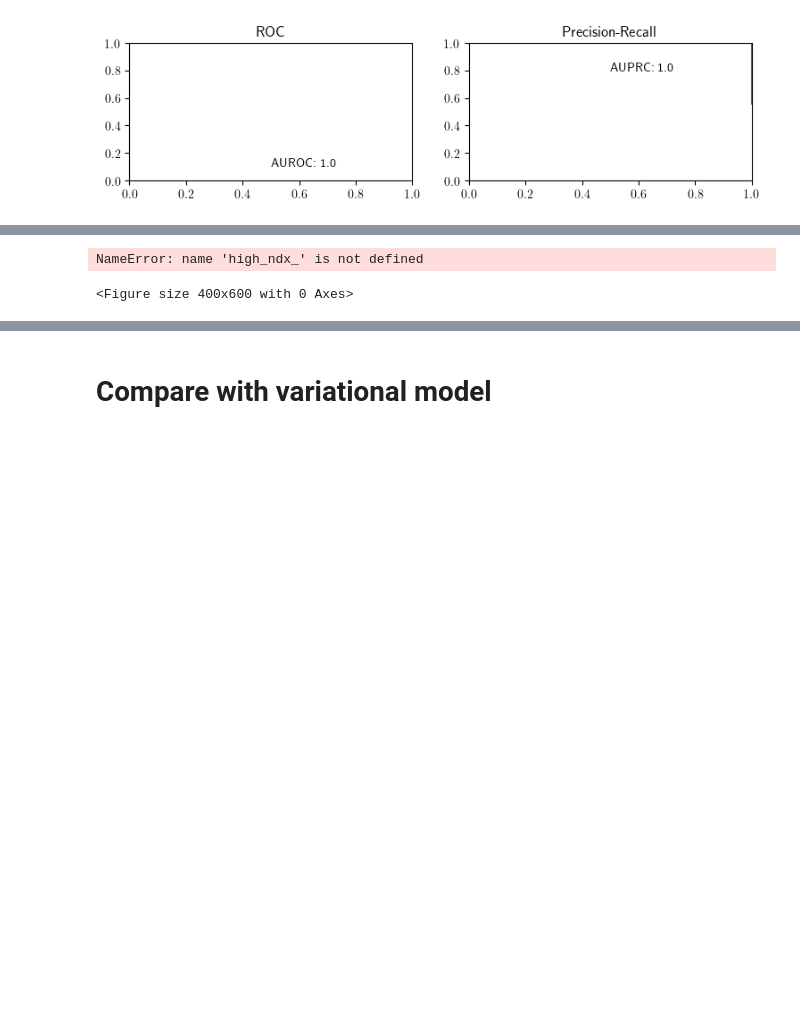
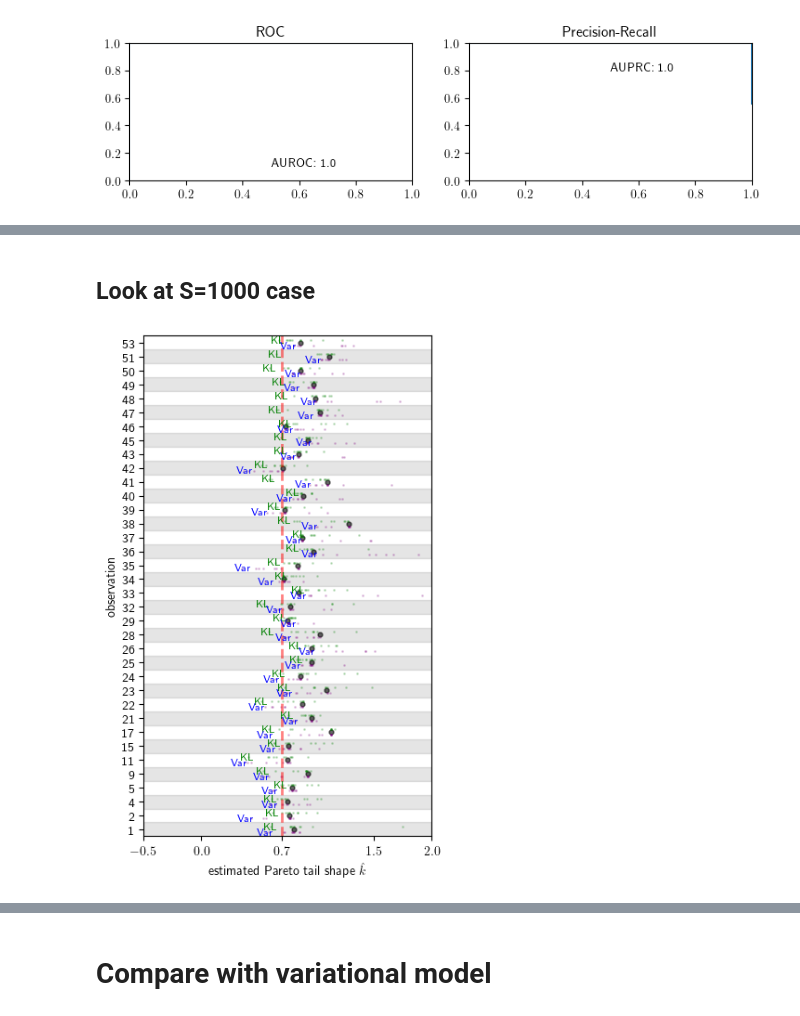
Before and after one commit to mederrata/bayesianquilts, a Jupyter notebook: notebooks/ovarian_pystan.ipynb, the cells around one changed output, grey strips where cells are left out. Cells and saved outputs as stored; diff of their text form; code cells hidden in the pictures; blank space fills up the shorter version.

```diff
--- a/notebooks/ovarian_pystan.ipynb
+++ b/notebooks/ovarian_pystan.ipynb
@@ -874,64 +873,70 @@ df
+# %% [markdown]
+## Look at S=1000 case
 # %%
+df = pd.DataFrame(records)
+df['rho_rank'] = np.emath.logn(base, df['h'])
+df.head()
+I0_ = df.loc[(df['S']==n_sample[-1]) & (df['T']=="I0")]
+
 kl_ = df.loc[(df['S']==n_sample[-1]) & (df['T']=="KL")]
 var_ = df.loc[(df['S']==n_sample[-1]) & (df['T']=="Var")]
 ll_ = df.loc[(df['S']==n_sample[-1]) & (df['T']=="LL")]
+mm1_ = df.loc[(df['S']==n_sample[-1]) & (df['T']=="MM1")]
 I_ = df.loc[(df['S']==n_sample[-1]) & (df['T']=="I")]
 
 kl_ = kl_.explode(['khat', 'ndx'])
 var_ = var_.explode(['khat', 'ndx'])
 ll_ = ll_.explode(['khat', 'ndx'])
-I = I_.explode(['khat', 'ndx'])
+I_ = I_.explode(['khat', 'ndx'])
+mm1_ = mm1_.explode(['khat', 'ndx'])
+
+original = I_[['khat', 'ndx']].drop_duplicates()
-# %%
-recode = dict(zip(kl_['ndx'].unique(),np.arange(len(kl_['ndx'].unique())),))
-kl_ = kl_.replace({"khat>0.7": recode})
-var_ = var_.replace({"khat>0.7": recode})
-ll_ = ll_.replace({"khat>0.7": recode})
-I_ = I_.replace({"khat>0.7": recode})
 # %%
-fig = plt.figure(figsize=(4, 6))
-ymax = (len(high_ndx_))
-#_ = plt.scatter( dfI["khat_high"], dfI["khat>0.7"],color="black", s=12, alpha=0.3)
-_ = plt.scatter(kl_.khat_high, kl_['khat>0.7'] + 0.2, s=1, color='green', alpha=0.3)
-_ = plt.scatter(var_.khat_high, var_['khat>0.7'] - 0.2, s=1, color='purple', alpha=0.3)
+fig = plt.figure(figsize=(4, 7))
+ndx_high_khat = loo['KL']['ndx'].tolist()
+ymax = (len(ndx_high_khat))
+_ = plt.scatter(original.khat, np.array([ndx_high_khat.index(i) for i in original['ndx']]) ,color="black", s=12, alpha=0.6)
+_ = plt.scatter(kl_.khat, np.array([ndx_high_khat.index(i) for i in kl_['ndx']]) + 0.2, s=1, color='green', alpha=0.2)
+_ = plt.scatter(var_.khat, np.array([ndx_high_khat.index(i) for i in var_['ndx']]) - 0.2, s=1, color='purple', alpha=0.2)
 
-kl_ = kl_[kl_.khat_high<3]
-ll_ = ll_[ll_.khat_high<3]
-var_ = var_[var_.khat_high<3]
+kl_ = kl_[kl_.khat<3]
+ll_ = ll_[ll_.khat<3]
+var_ = var_[var_.khat<3]
 _ = plt.axvline(x=0.7, linestyle='dashed', linewidth=2, color='red', alpha=0.5)
 
 kl_vals = defaultdict(list)
 var_vals = defaultdict(list)
 ll_vals = defaultdict(list)
 
-for x, y, s in zip( kl_.khat_high, kl_['khat>0.7'] + 0.2, kl_['hrank'].values.astype('int')):
+for x, y, s in zip( kl_.khat, kl_['ndx'], kl_['rho_rank'].values.astype('int')):
     kl_vals[y] += [x]
 
-for x, y, s in zip( var_.khat_high, var_['khat>0.7']-0.2, var_['hrank'].values.astype('int')):
+for x, y, s in zip( var_.khat, var_['ndx'], var_['rho_rank'].values.astype('int')):
     var_vals[y] += [x]
 
 for x, v in kl_vals.items():
-    plt.text(min(v), x, "KL",  ha='center', va='center', color='green', fontsize=8)
+    plt.plot(min(v), ndx_high_khat.index(x)+0.2, color='green', alpha=0.3)
+    plt.text(min(v), ndx_high_khat.index(x) + 0.2, "KL",  ha='center', va='center', color='green', fontsize=8)
 
 for x, v in var_vals.items():
-    plt.plot(min(v), x, color='purple', alpha=0.3)
-    plt.text(min(v), x, "Var",  ha='center', va='center', color='blue', fontsize=8)
+    plt.plot(min(v), ndx_high_khat.index(x)-0.2, color='purple', alpha=0.3)
+    plt.text(min(v), ndx_high_khat.index(x)-0.2, "Var",  ha='center', va='center', color='blue', fontsize=8)
 
 
-for x, v in var_vals.items():
-    plt.text(min(v), x, "LL",  ha='center', va='center', color='purple', fontsize=8)
+#for x, v in var_vals.items():
+#    plt.text(min(v), x, "LL",  ha='center', va='center', color='purple', fontsize=8)
 
 _ = plt.ylabel("observation")
 _ = plt.ylim(-0.5, ymax - 0.5)
 _ = plt.xlabel(r'estimated Pareto tail shape $\hat{k}$')
-_ = plt.yticks(ticks=np.arange(ymax), labels=ndx)
+_ = plt.yticks(ticks=np.arange(ymax), labels=loo['KL']['ndx'])
 _ = plt.xlim((-0.5, 2))
 _ = plt.xticks([-0.5, 0, 0.7, 1.5, 2])
 
 
 for y0, y1 in zip(np.arange(ymax+ 1)[::2]-0.5, np.arange(ymax + 1)[::2] + 0.5):
     plt.axhspan(y0, y1, color='black', alpha=0.1, zorder=0)
 #_ = plt.xlim((-0.1, 2))
 _ = plt.savefig("khat.pdf", bbox_inches='tight')
 # %% [output]
-NameError: name 'high_ndx_' is not defined
-<Figure size 400x600 with 0 Axes>
+[figure, added]
```
Also changed, not shown: parts of 35 cells of this notebook.
